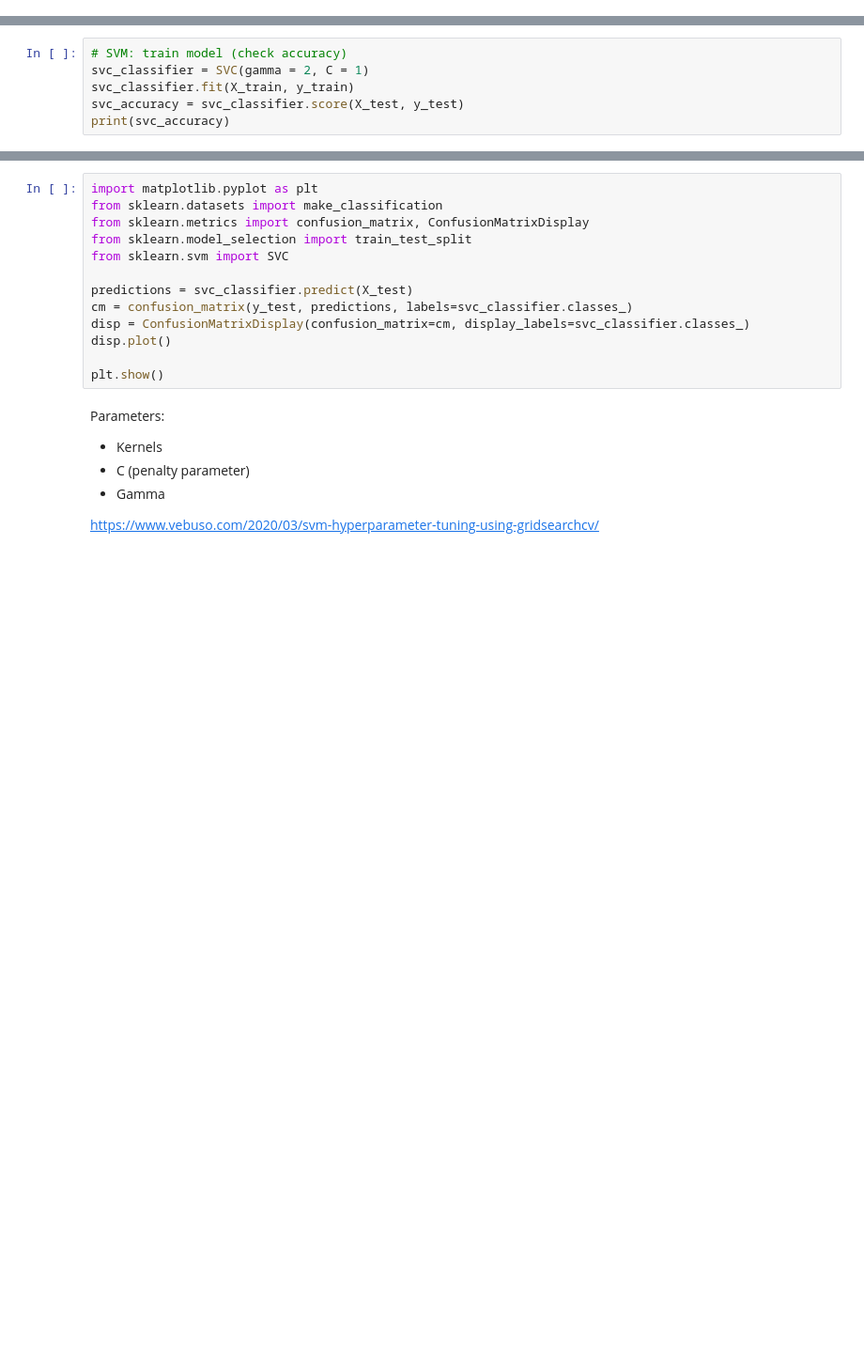
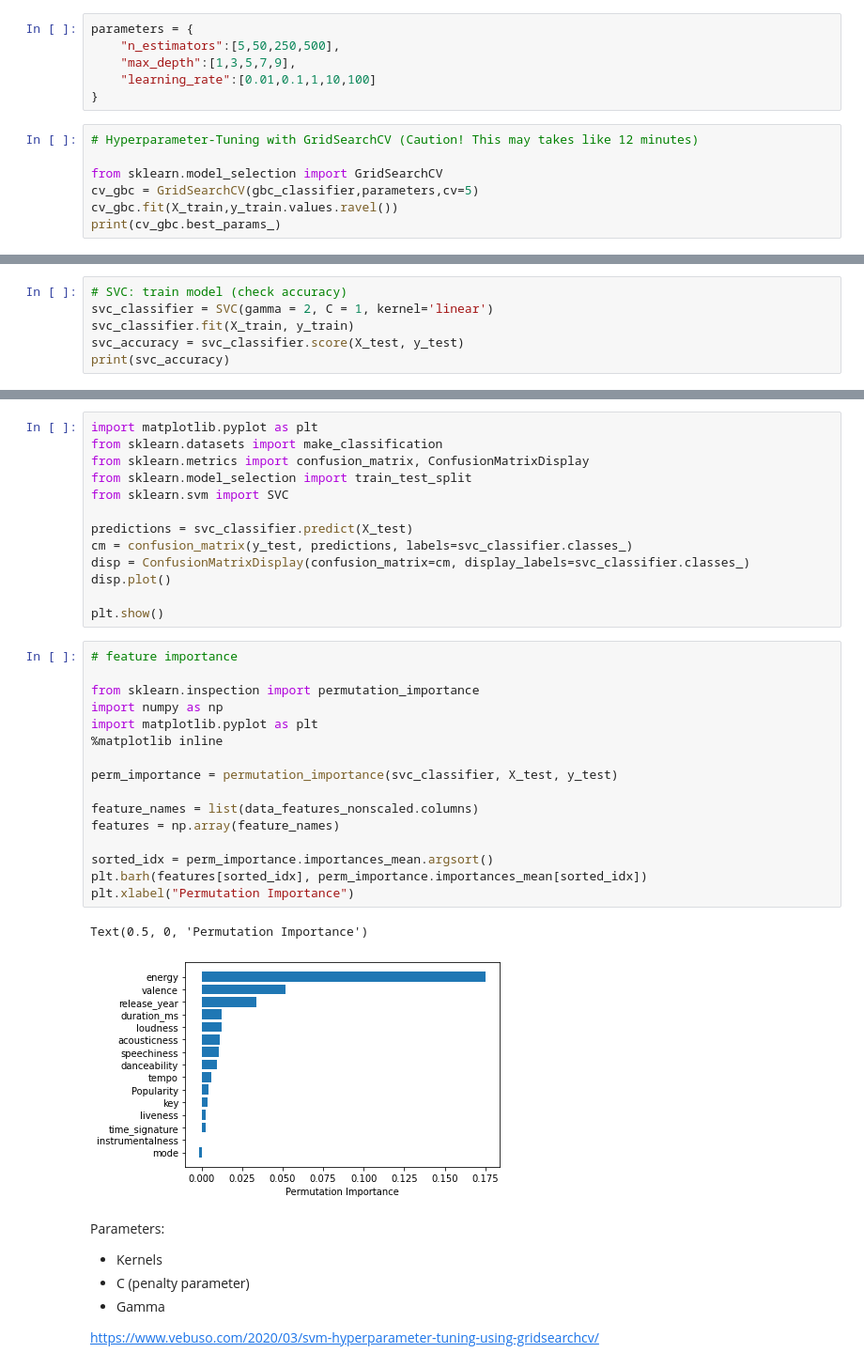
Before and after one commit to moritzfaller/Software-Entwicklung-und-Datenanalyse-in-Python, a Jupyter notebook: Classification_Models.ipynb, the cells around one changed output, grey strips where cells are left out. Shown at 94% size. Saved outputs shown, nothing was run; the diff lists cells and outputs as text; blank space fills up the shorter version.

```diff
--- a/Classification_Models.ipynb
+++ b/Classification_Models.ipynb
@@ -212,0 +205,13 @@ print(result_df)
+# %%
+parameters = {
+    "n_estimators":[5,50,250,500],
+    "max_depth":[1,3,5,7,9],
+    "learning_rate":[0.01,0.1,1,10,100]
+}
+# %%
+# Hyperparameter-Tuning with GridSearchCV (Caution! This may takes like 12 minutes)
+
+from sklearn.model_selection import GridSearchCV
+cv_gbc = GridSearchCV(gbc_classifier,parameters,cv=5)
+cv_gbc.fit(X_train,y_train.values.ravel())
+print(cv_gbc.best_params_)
@@ -215,8 +245,8 @@ print(result_df)
 # %%
 from sklearn.svm import SVC
 # %%
-# SVM: train model (check accuracy)
-svc_classifier = SVC(gamma = 2, C = 1)
+# SVC: train model (check accuracy)
+svc_classifier = SVC(gamma = 2, C = 1, kernel='linear')
 svc_classifier.fit(X_train, y_train)
 svc_accuracy = svc_classifier.score(X_test, y_test)
 print(svc_accuracy)
@@ -241,6 +271,25 @@ disp = ConfusionMatrixDisplay(confusion_matrix=cm, display_labels=svc_classifier
 disp.plot()
 
 plt.show()
+# %%
+# feature importance
+
+from sklearn.inspection import permutation_importance
+import numpy as np
+import matplotlib.pyplot as plt
+%matplotlib inline
+
+perm_importance = permutation_importance(svc_classifier, X_test, y_test)
+
+feature_names = list(data_features_nonscaled.columns)
+features = np.array(feature_names)
+
+sorted_idx = perm_importance.importances_mean.argsort()
+plt.barh(features[sorted_idx], perm_importance.importances_mean[sorted_idx])
+plt.xlabel("Permutation Importance")
+# %% [output]
+Text(0.5, 0, 'Permutation Importance')
+[figure, added]
 # %% [markdown]
 Parameters:
 * Kernels
```
Also changed, not shown: parts of 107 cells of this notebook.
